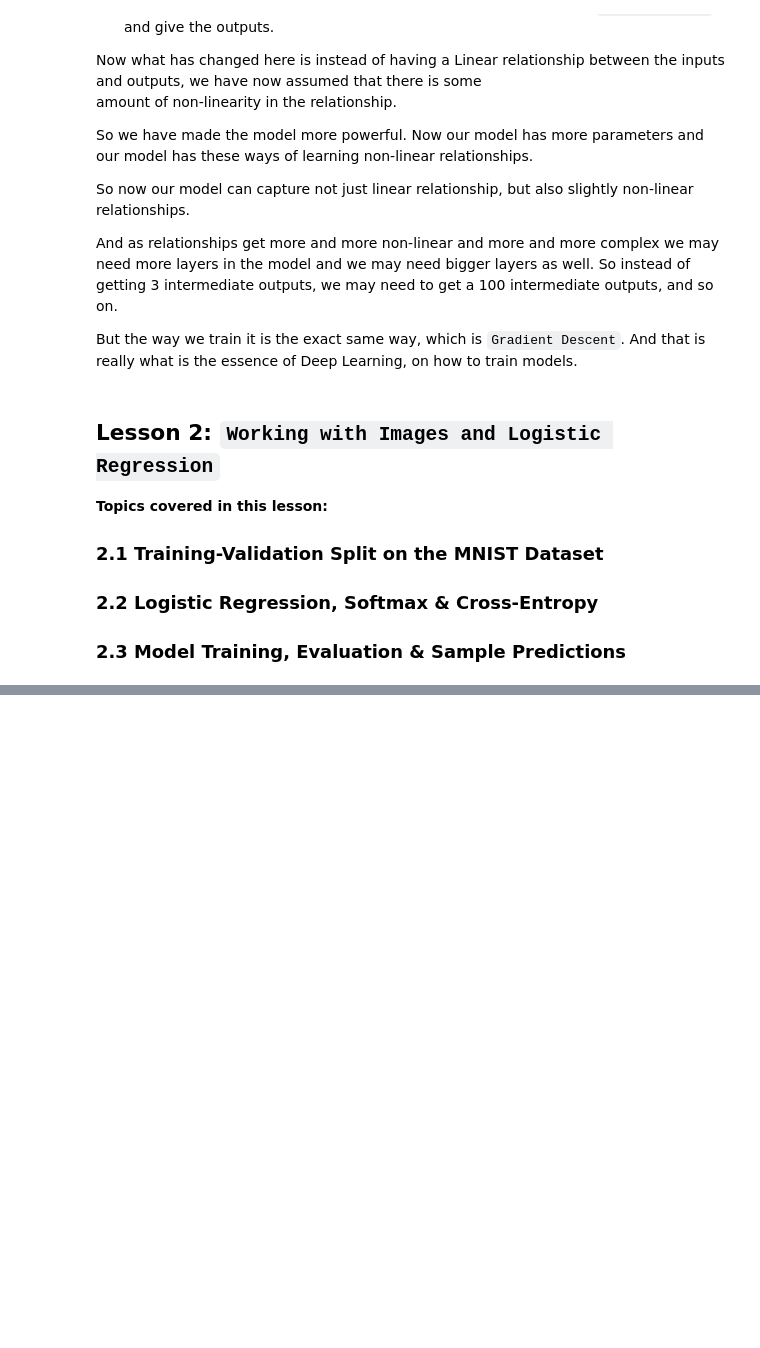
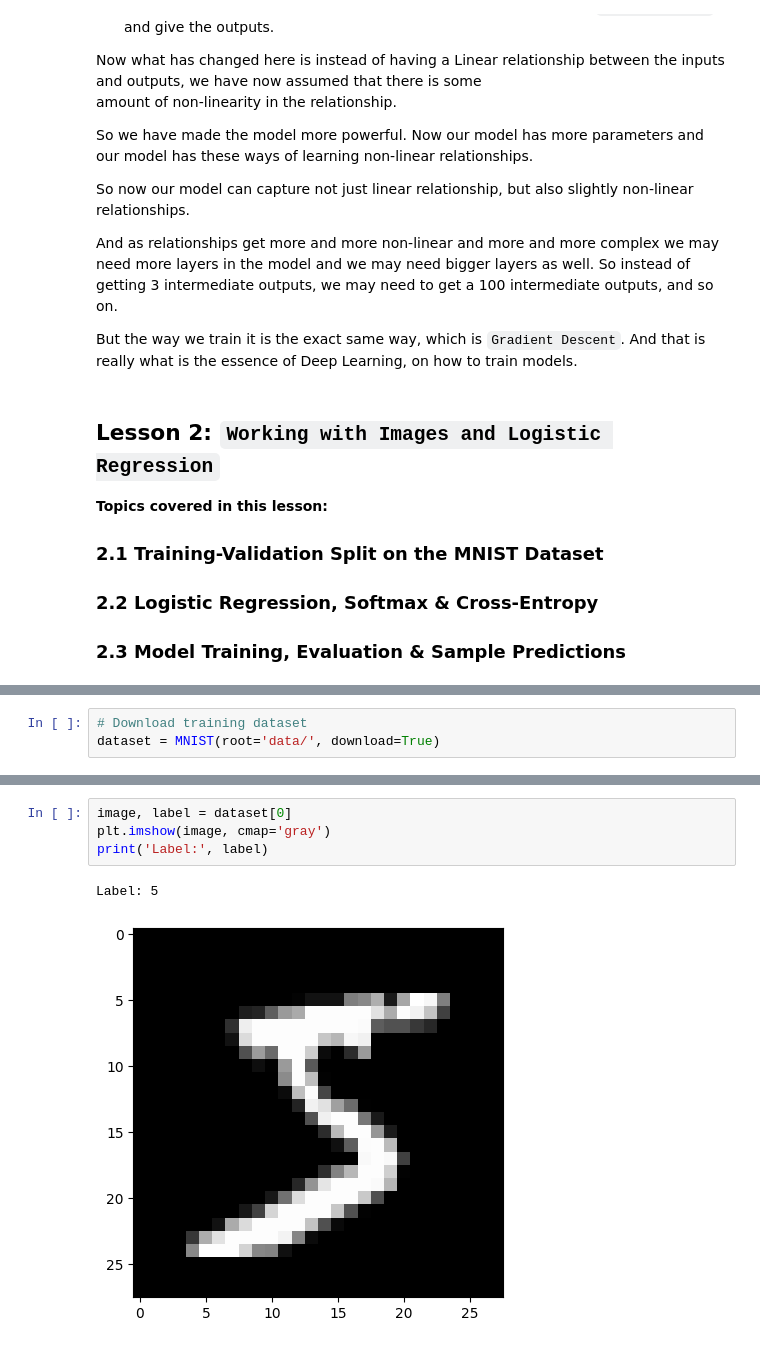
Before and after one commit to RoyMustang-Dev/pytorch-zero_To_GANs, a Jupyter notebook: pytorch_zero_to_GANs.ipynb, the cells around one changed output, grey strips where cells are left out. Drawn from its saved outputs; the diff is of its cells as text; blank space fills up the shorter version.

```diff
--- a/pytorch_zero_to_GANs.ipynb
+++ b/pytorch_zero_to_GANs.ipynb
@@ -1113,0 +1132,3 @@ But the way we train it is the exact same way, which is `Gradient Descent`. And
+# %%
+# Download training dataset
+dataset = MNIST(root='data/', download=True)
@@ -1113,0 +1183,7 @@ But the way we train it is the exact same way, which is `Gradient Descent`. And
+# %%
+image, label = dataset[0]
+plt.imshow(image, cmap='gray')
+print('Label:', label)
+# %% [output]
+Label: 5
+[figure, added]
```
Also changed, not shown: parts of 119 cells of this notebook, 10 other files.
